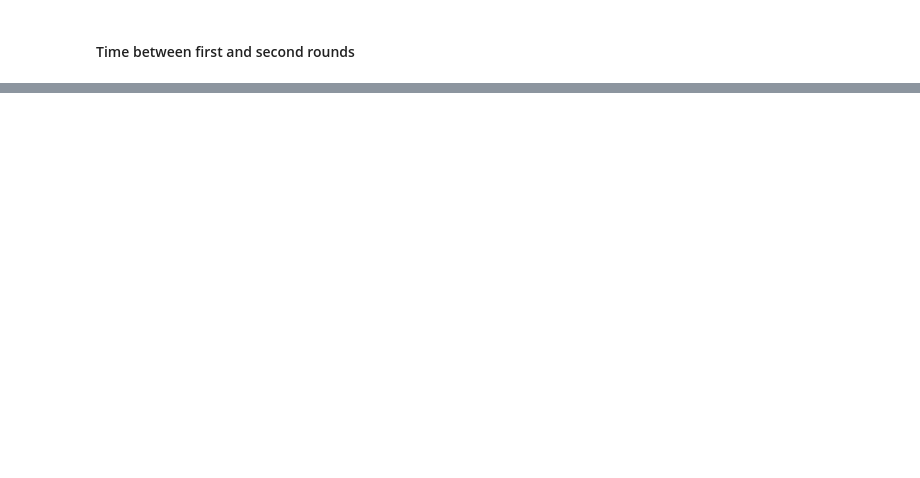
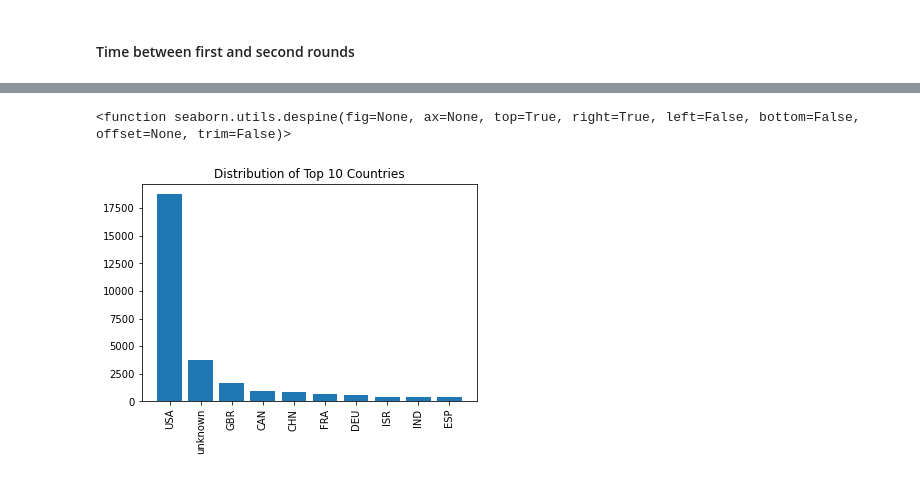
Before and after one commit to jbpatty/project-3, a Jupyter notebook: startup_prediction_cleaning.ipynb, the cells around one changed output, grey strips where cells are left out. Drawn from its saved outputs; the diff is of its cells as text; code cells hidden in the pictures; blank space fills up the shorter version.

```diff
--- a/startup_prediction_cleaning.ipynb
+++ b/startup_prediction_cleaning.ipynb
@@ -366,0 +429,4 @@ for company in clean_rounds_df.company_name.unique():
+# %%
+# Create dummy variables in the feature matrix
+nonoperating_companies_df.category_list = nonoperating_companies_df.category_list.apply(
+    lambda x: x[0])
@@ -366,0 +435,14 @@ for company in clean_rounds_df.company_name.unique():
+# %%
+# Country
+nonoperating_companies_df.country_code.fillna('unknown', inplace=True)
+# %%
+# Checkout distribution
+country_dist = nonoperating_companies_df.groupby(
+    'country_code').size().sort_values(ascending=False)
+plt.bar(country_dist[0:10].index, height=country_dist[0:10].values)
+plt.xticks(rotation=90)
+plt.title('Distribution of Top 10 Countries')
+sns.despine
+# %% [output]
+<function seaborn.utils.despine(fig=None, ax=None, top=True, right=True, left=False, bottom=False, offset=None, trim=False)>
+[figure, added]
```
Also changed, not shown: parts of 50 cells of this notebook.
